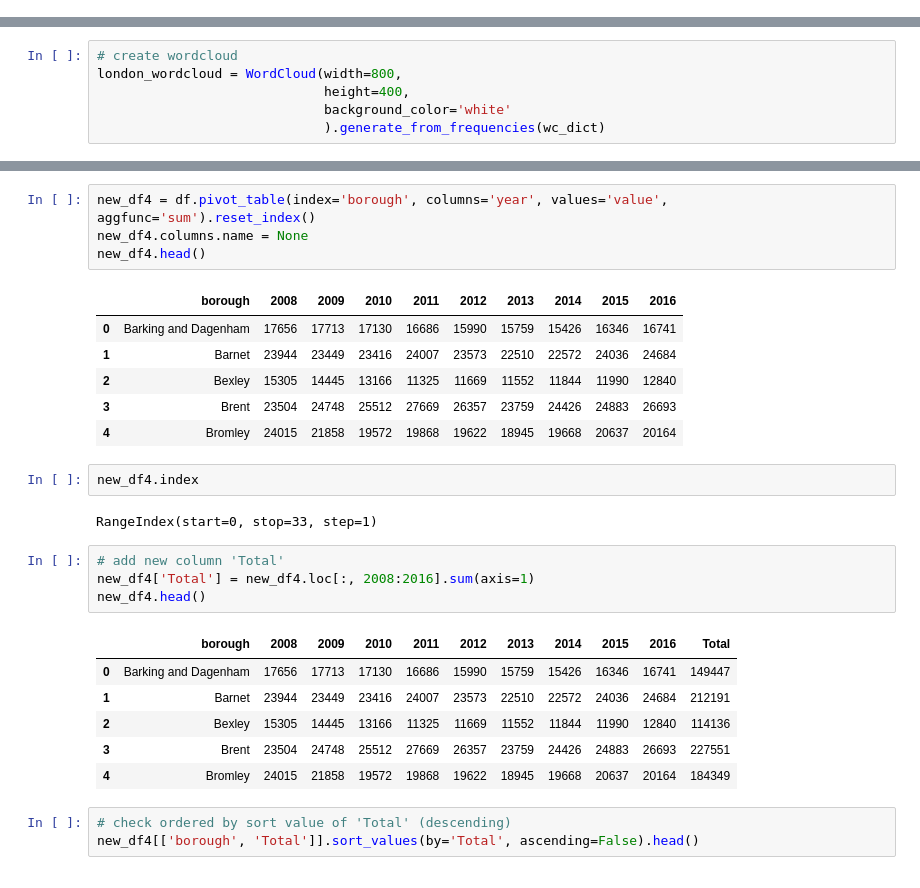
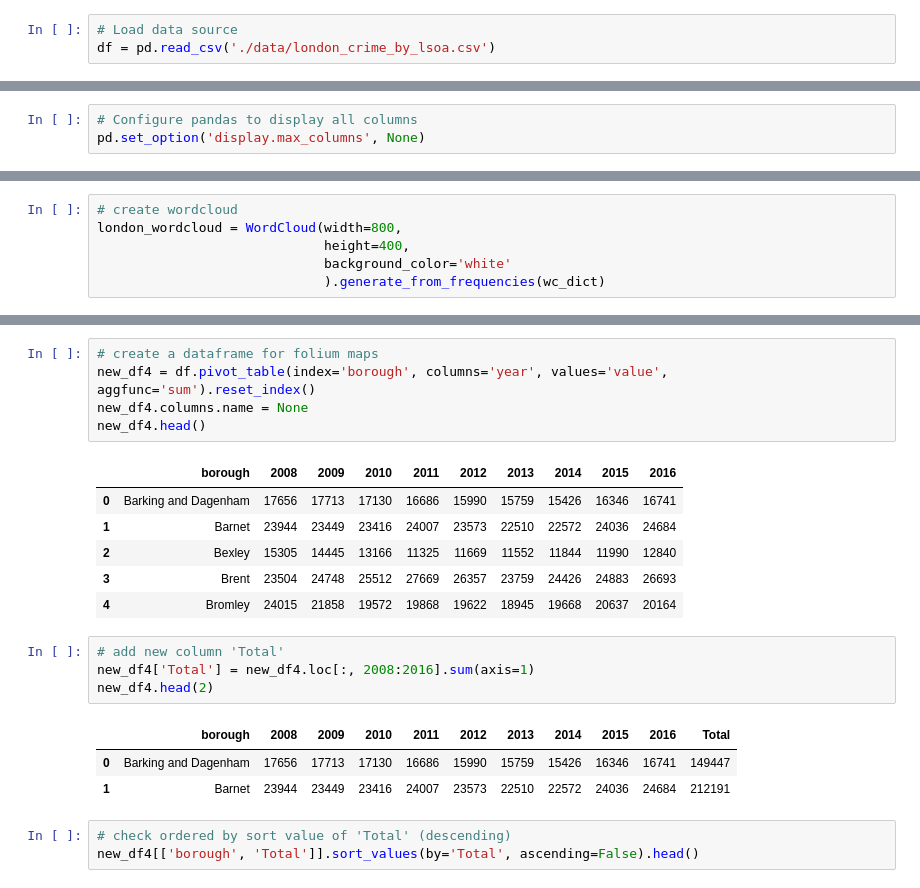
Before and after one commit to fwaafnn/Assigment1_DataVisualization, a Jupyter notebook: PYTN_Assg_1_5_AfwaAfini.ipynb, the cells around one changed output, grey strips where cells are left out. Saved outputs shown, nothing was run; the diff lists cells and outputs as text.

```diff
--- a/PYTN_Assg_1_5_AfwaAfini.ipynb
+++ b/PYTN_Assg_1_5_AfwaAfini.ipynb
@@ -387,0 +29,3 @@ new_df3.describe()
+# %%
+# Load data source
+df = pd.read_csv('./data/london_crime_by_lsoa.csv')
@@ -387,0 +136,3 @@ new_df3.describe()
+# %%
+# Configure pandas to display all columns
+pd.set_option('display.max_columns', None)
@@ -541,4 +589,5 @@ Visualisasi ini menggunakan peta choropleth yakni peta tematik di mana area diar
 # %%
+# create a dataframe for folium maps
 new_df4 = df.pivot_table(index='borough', columns='year', values='value', aggfunc='sum').reset_index()
 new_df4.columns.name = None
 new_df4.head()
@@ -549,21 +598,14 @@ new_df4.head()
 | 2 | Bexley | 15305 | 14445 | 13166 | 11325 | 11669 | 11552 | 11844 | 11990 | 12840 |
 | 3 | Brent | 23504 | 24748 | 25512 | 27669 | 26357 | 23759 | 24426 | 24883 | 26693 |
 | 4 | Bromley | 24015 | 21858 | 19572 | 19868 | 19622 | 18945 | 19668 | 20637 | 20164 |
-# %%
-new_df4.index
-# %% [output]
-RangeIndex(start=0, stop=33, step=1)
 # %%
 # add new column 'Total'
 new_df4['Total'] = new_df4.loc[:, 2008:2016].sum(axis=1)
-new_df4.head()
+new_df4.head(2)
 # %% [output]
 |  | borough | 2008 | 2009 | 2010 | 2011 | 2012 | 2013 | 2014 | 2015 | 2016 | Total |
 | 0 | Barking and Dagenham | 17656 | 17713 | 17130 | 16686 | 15990 | 15759 | 15426 | 16346 | 16741 | 149447 |
 | 1 | Barnet | 23944 | 23449 | 23416 | 24007 | 23573 | 22510 | 22572 | 24036 | 24684 | 212191 |
-| 2 | Bexley | 15305 | 14445 | 13166 | 11325 | 11669 | 11552 | 11844 | 11990 | 12840 | 114136 |
-| 3 | Brent | 23504 | 24748 | 25512 | 27669 | 26357 | 23759 | 24426 | 24883 | 26693 | 227551 |
-| 4 | Bromley | 24015 | 21858 | 19572 | 19868 | 19622 | 18945 | 19668 | 20637 | 20164 | 184349 |
 # %%
 # check ordered by sort value of 'Total' (descending)
 new_df4[['borough', 'Total']].sort_values(by='Total', ascending=False).head()
```
Also changed, not shown: parts of 108 cells of this notebook.
